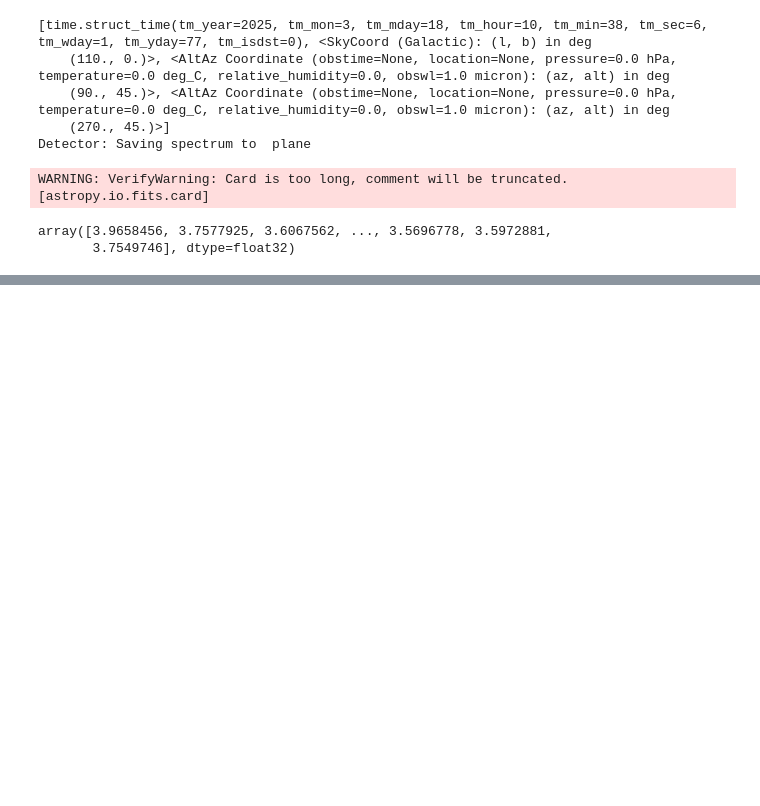
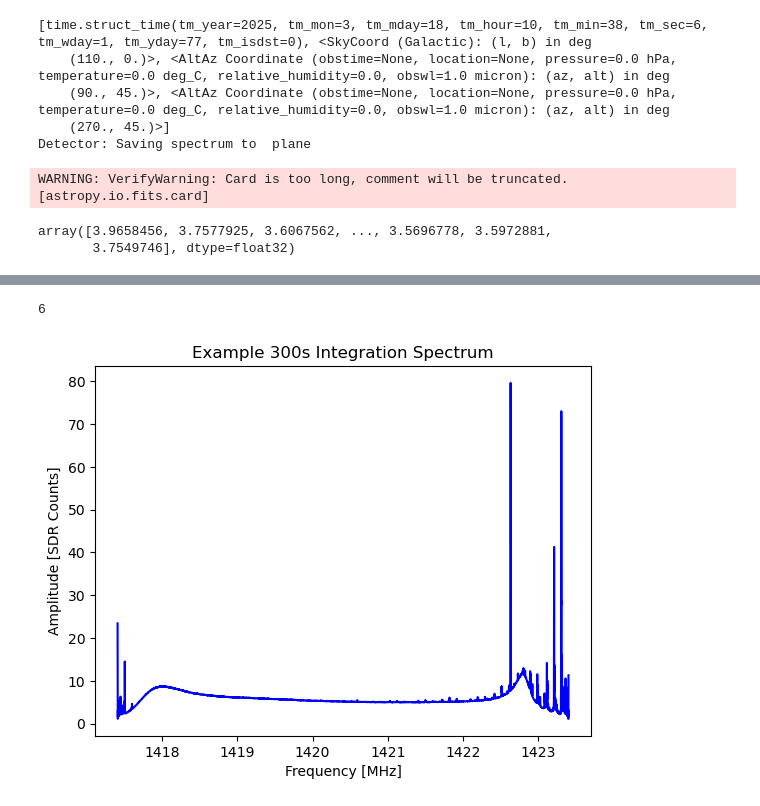
Before and after one commit to GauravSK2001/NBI-SRT-Astro, a Jupyter notebook: calibration/calibration_test_notebook.ipynb, the cells around one changed output, grey strips where cells are left out. Cells and saved outputs as stored; diff of their text form; code cells hidden in the pictures; blank space fills up the shorter version.

Commit message:
analysis of test calibration data for report

```diff
--- a/calibration/calibration_test_notebook.ipynb
+++ b/calibration/calibration_test_notebook.ipynb
@@ -432,3 +415,13 @@ plane
 # %% [output]
 array([3.9658456, 3.7577925, 3.6067562, ..., 3.5696778, 3.5972881,
        3.7549746], dtype=float32)
+# %%
+from astropy.io import fits
+
+import matplotlib.pyplot as plt
+import numpy as np
+
+hdu = fits.open("../spectra/galacticplane_L84b1.fits")
+hdr = hdu[0].header
+data = hdu[0].data
+hdu.close()
@@ -434,0 +448,3 @@ array([3.9658456, 3.7577925, 3.6067562, ..., 3.5696778, 3.5972881,
+# %%
+hdr["BANDWIDTH"] = (6, "SDR Bandwidth")
+hdr["EXPTIME"] = (300, "Integration time")
@@ -434,0 +478,17 @@ array([3.9658456, 3.7577925, 3.6067562, ..., 3.5696778, 3.5972881,
+# %%
+hdr["BANDWIDTH"]
+# %% [output]
+6
+# %%
+bin_size = hdr["BANDWIDTH"] / hdr["NAXIS1"]
+
+freq = np.arange(0,hdr["NAXIS1"]) * bin_size - hdr["BANDWIDTH"]/2 + hdr["CRVAL1"]
+# %%
+plt.title("Example 300s Integration Spectrum")
+plt.xlabel("Frequency [MHz]")
+plt.ylabel("Amplitude [SDR Counts]")
+
+plt.plot(freq, data, "b-")
+plt.show()
+# %% [output]
+[figure, added]
```
Also changed, not shown: parts of 11 cells of this notebook, 1 other file.
